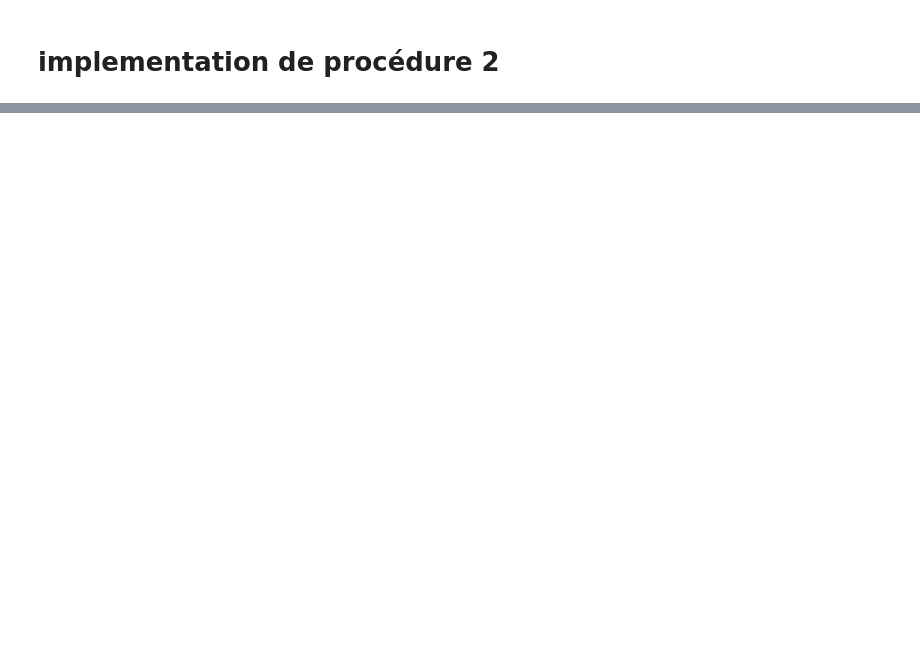
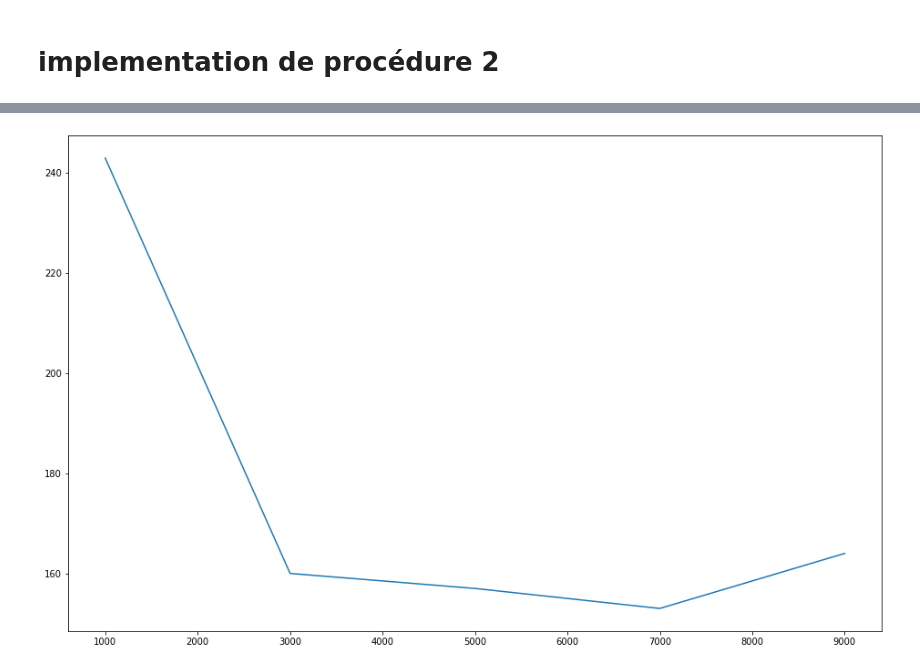
Before and after one commit to Imad-BOUZGOU/VelibProject, a Jupyter notebook: velib.ipynb, the cells around one changed output, grey strips where cells are left out. Drawn from its saved outputs; the diff is of its cells as text; code cells hidden in the pictures; blank space fills up the shorter version.

```diff
--- a/velib.ipynb
+++ b/velib.ipynb
@@ -290,10 +338,2 @@ Procedure1(1,69,'pick')
 # %% [markdown]
 # **implementation de procédure 2**
-# %%
-prices=[1, 1.25, 1.50, 1.75, 2, 2.25, 2.50, 2.75, 3, 3.25, 3.50, 3.75, 4]
-
-#[0]=00:00->02:00, [1]=02:00->04:00, [2]=04:00->06:00 ............ [11]=22:00->00:00
-B=[10, 10, 10, 90, 50, 80, 40, 60, 60, 40, 60, 40]
-
-b=B[d1.hour//2] ### récupérer le budget de la tranche horaire
-print(d1,b)
@@ -304,0 +351,25 @@ def PRICINGMECHANISM(distance,t):
+# %%
+prices=[1, 1.25, 1.50, 1.75, 2, 2.25, 2.50, 2.75, 3, 3.25, 3.50, 3.75, 4]
+
+
+dailyB=1000
+out=pd.DataFrame(columns=['dailyB','NoService'])
+while (dailyB<10000):
+  stations=STATIONSS
+  B=[dailyB*0.04, dailyB*0.02, dailyB*0.02, dailyB*0.04, dailyB*0.06, dailyB*0.08, dailyB*0.12, dailyB*0.14, dailyB*0.2, dailyB*0.14, dailyB*0.1, dailyB*0.04]
+  print(B)
+  noService=0
+  for index, request in requests.iterrows():
+    #[0]=00:00->02:00, [1]=02:00->04:00, [2]=04:00->06:00 ............ [11]=22:00->00:00
+     if executeRequest(request)==-1:
+          p=Procedure1(request)
+          if (p[0]==-1):
+            noService=noService+1
+          else:
+            executeRequest(p[1])
+
+  out=out.append({'dailyB':dailyB,'NoService':noService}, ignore_index=True)
+
+  print(dailyB)
+  print(B)
+  dailyB=dailyB+2000
@@ -304,0 +392,6 @@ def PRICINGMECHANISM(distance,t):
+# %%
+plt.figure(figsize=(16, 10))
+plt.plot(out['dailyB'], out['NoService'])
+plt.show()
+# %% [output]
+[figure, added]
```
Also changed, not shown: parts of 28 cells of this notebook.
